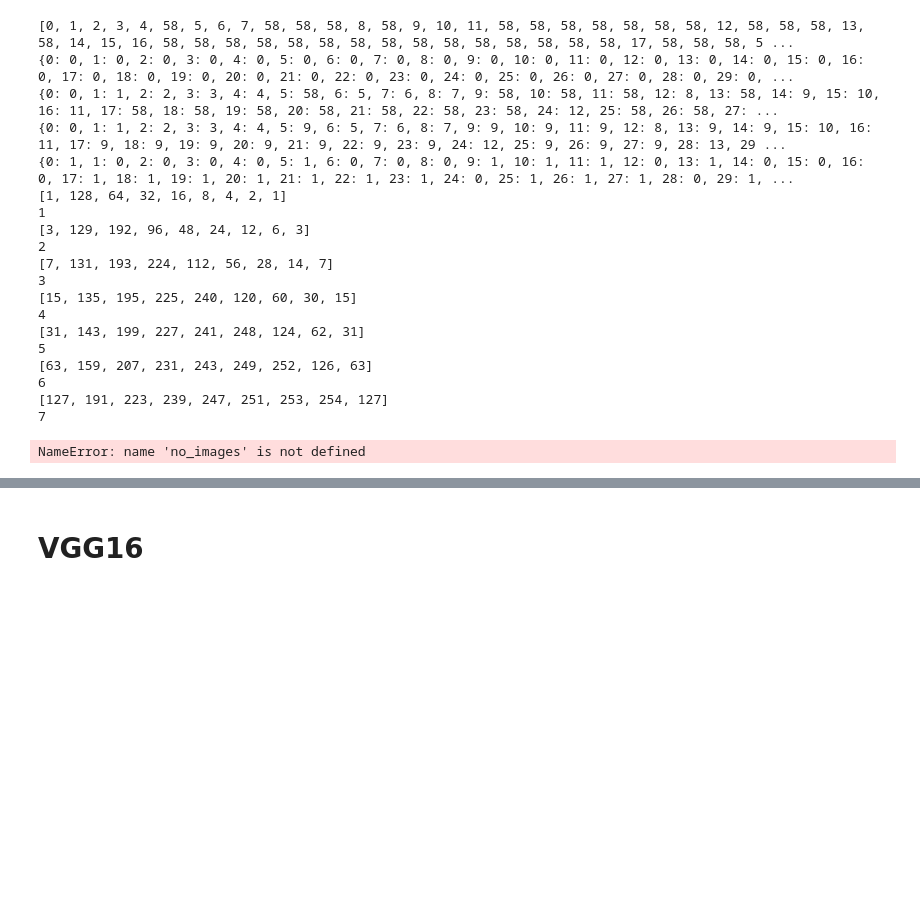
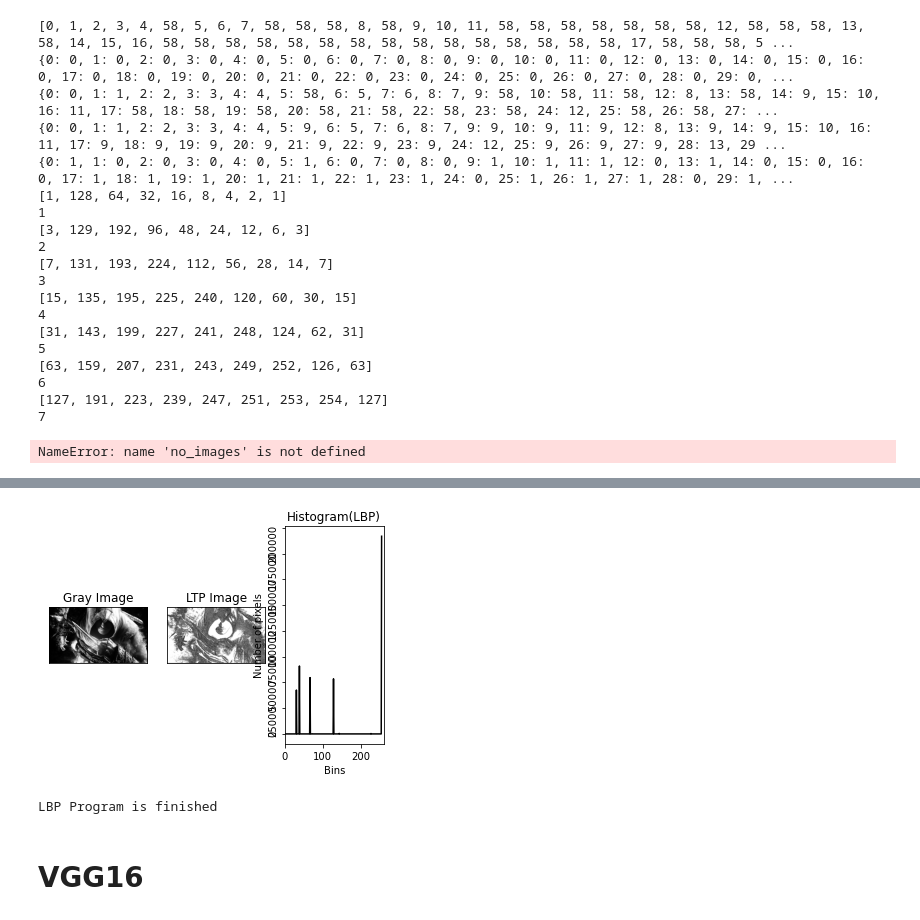
Before and after one commit to Ziyadmysterio/Research, a Jupyter notebook: AllTest.ipynb, the cells around one changed output, grey strips where cells are left out. Saved outputs shown, nothing was run; the diff lists cells and outputs as text; code cells hidden in the pictures; blank space fills up the shorter version.

```diff
--- a/AllTest.ipynb
+++ b/AllTest.ipynb
@@ -737,0 +740,2 @@ NameError: name 'no_images' is not defined
+# %%
+img_gray=cv2.cvtColor(image,cv2.COLOR_BGR2GRAY)
@@ -737,0 +752,14 @@ NameError: name 'no_images' is not defined
+# %%
+img_ltp = np.zeros((height, width,3), np.uint8)
+# %%
+def LTP_value(img, centerPixel, x, y):
+    ltp = 0
+    thresholdd=5
+    try:
+        if img[x][y]+thresholdd >= centerPixel:
+            ltp = 1
+        elif img[x][y]-thresholdd <= centerPixel:
+            ltp = -1
+    except:
+        pass
+    return ltp
@@ -737,0 +820,4 @@ NameError: name 'no_images' is not defined
+# %%
+for i in range(0, height):
+    for j in range(0, width):
+         img_ltp[i,j] = ltpCalculate(img_gray, i, j)
@@ -738,3 +844,44 @@ NameError: name 'no_images' is not defined
+# %%
+hist_lbp = cv2.calcHist([img_ltp], [0], None, [256], [0, 256])
+output_list = []
+output_list.append({
+    "img": img_gray,
+    "xlabel": "",
+    "ylabel": "",
+    "xtick": [],
+    "ytick": [],
+    "title": "Gray Image",
+    "type": "gray"
+})
+output_list.append({
+    "img": img_ltp,
+    "xlabel": "",
+    "ylabel": "",
+    "xtick": [],
+    "ytick": [],
+    "title": "LTP Image",
+    "type": "gray"
+})
+output_list.append({
+    "img": hist_lbp,
+    "xlabel": "Bins",
+    "ylabel": "Number of pixels",
+    "xtick": None,
+    "ytick": None,
+    "title": "Histogram(LBP)",
+    "type": "histogram"
+})
+
+show_output(output_list)
+
+cv2.waitKey(0)
+cv2.destroyAllWindows()
+
+
+print("LBP Program is finished")
+# %% [output]
+[figure, added]
+LBP Program is finished
 # %% [markdown]
 # VGG16
 # %%
```
Also changed, not shown: parts of 13 cells of this notebook.
